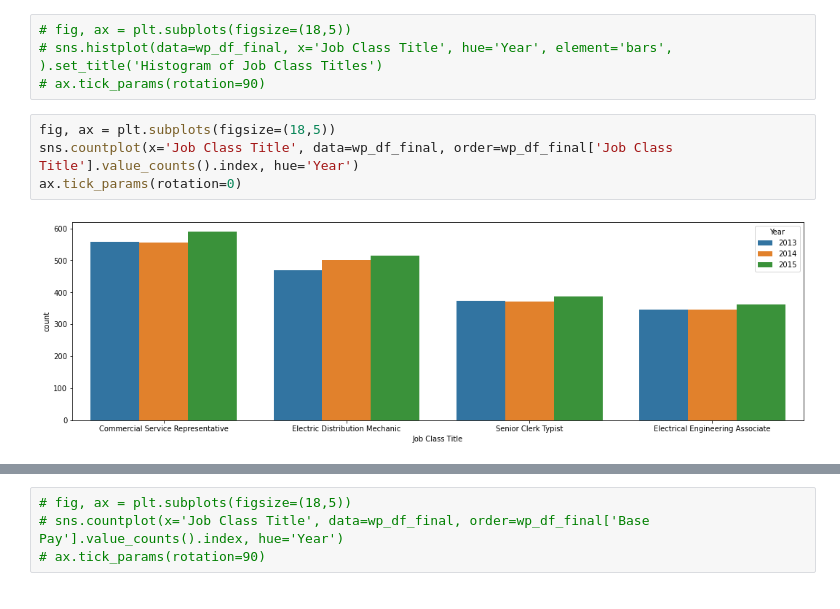
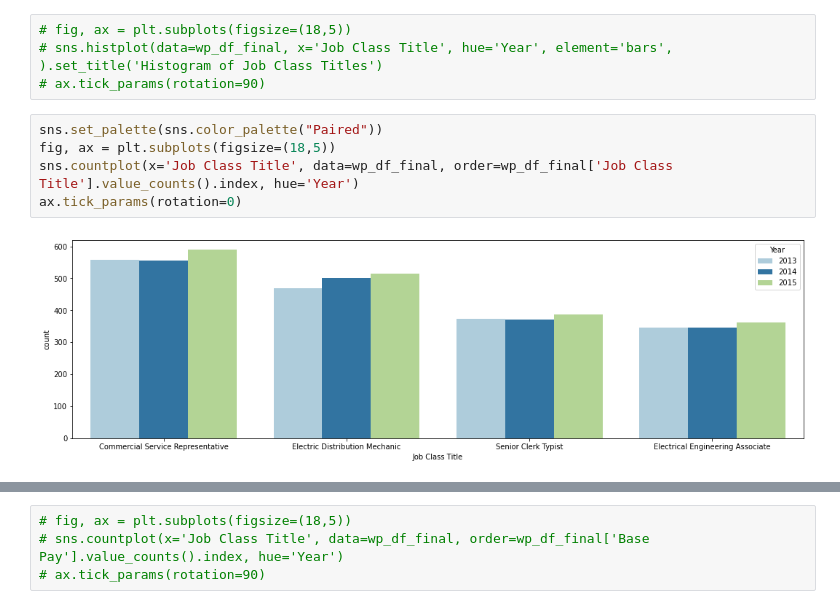
Before and after one commit to harikapeddi/Los_Angeles_Data_Project1, a Jupyter notebook: Salary_Analysis.ipynb, the cells around one changed output, grey strips where cells are left out. Cells and saved outputs as stored; diff of their text form.

```diff
--- a/Salary_Analysis.ipynb
+++ b/Salary_Analysis.ipynb
@@ -220,8 +242,9 @@ ax.tick_params(rotation=0)
 # sns.histplot(data=wp_df_final, x='Job Class Title', hue='Year', element='bars', ).set_title('Histogram of Job Class Titles')
 # ax.tick_params(rotation=90)
 # %%
+sns.set_palette(sns.color_palette("Paired"))
 fig, ax = plt.subplots(figsize=(18,5))
 sns.countplot(x='Job Class Title', data=wp_df_final, order=wp_df_final['Job Class Title'].value_counts().index, hue='Year')
 ax.tick_params(rotation=0)
 # %% [output]
-[figure, old version]
+[figure, new version]
```
Also changed, not shown: parts of 20 cells of this notebook, 2 other files.
